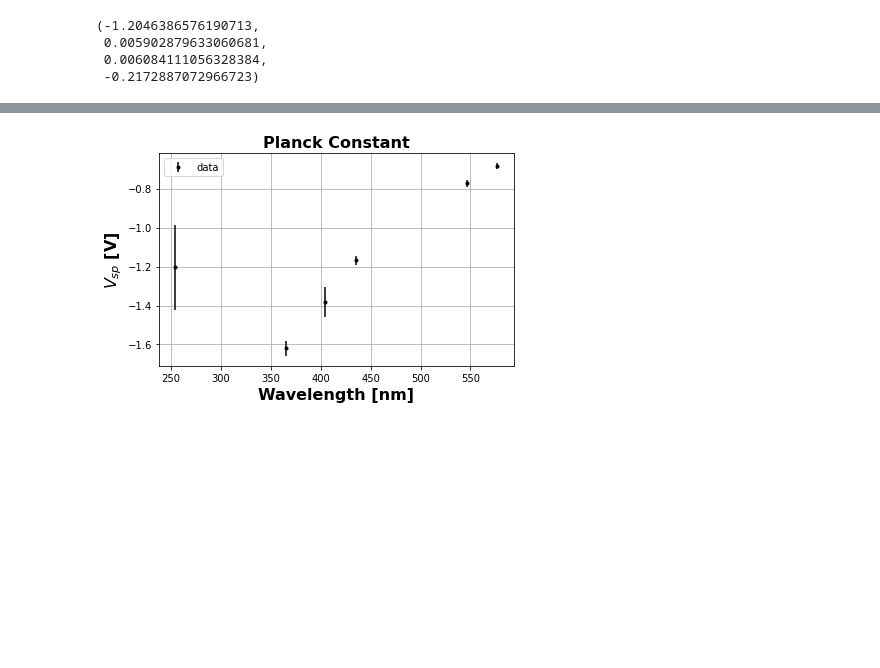
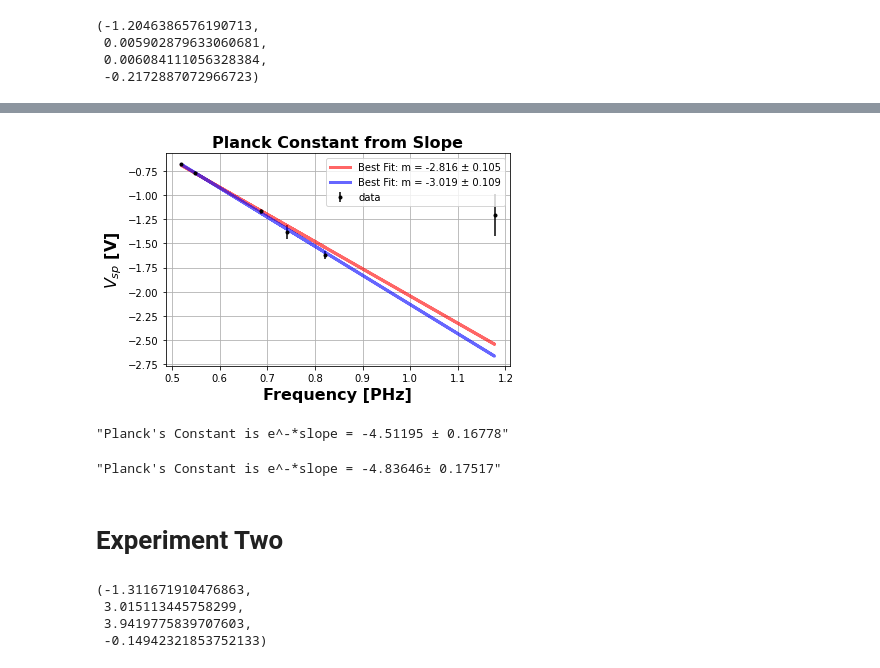
Before and after one commit to AndrewCrossman/PHYS646, a Jupyter notebook: Find_Planck.ipynb, the cells around one changed output, grey strips where cells are left out. Drawn from its saved outputs; the diff is of its cells as text; code cells hidden in the pictures; blank space fills up the shorter version.

```diff
--- a/Find_Planck.ipynb
+++ b/Find_Planck.ipynb
@@ -74,17 +79,35 @@ plt.tight_layout()
 wave = [435.8, 254.7, 404.7, 577.0, 365.0, 546.1]
 vsp = [-1.1679, -1.2046, -1.3828, -.6831, -1.6203, -.7732]
 vsperr = [.0230, .2173, .0756, .0147, .0397, .0178]
+wave = [(299792458*10**9*10**(-15))/x for x in wave]
+# %%
+A1 = np.vander(wave, 2) #alternative to np.c_, same difference, but note the order of the columns
+ATA1 = np.dot(A1.T, A1 / np.power(vsperr,2)[:, None])
+cov1 = np.linalg.inv(ATA1) #covariance will give us the errors
+w1 = np.linalg.solve(ATA1, np.dot(A1.T, vsp / np.power(vsperr,2)))
+# %%
+wave1 = [435.8, 404.7, 577.0, 365.0, 546.1]
+vsp1 = [-1.1679, -1.3828, -.6831, -1.6203, -.7732]
+vsperr1 = [.0230, .0756, .0147, .0397, .0178]
+wave1 = [(299792458*10**9*10**(-15))/x for x in wave1]
+# %%
+A2 = np.vander(wave1, 2) #alternative to np.c_, same difference, but note the order of the columns
+ATA2 = np.dot(A2.T, A2 / np.power(vsperr1,2)[:, None])
+cov2 = np.linalg.inv(ATA2) #covariance will give us the errors
+w2 = np.linalg.solve(ATA2, np.dot(A2.T, vsp1 / np.power(vsperr1,2)))
 # %%
 fig1, ax1 = plt.subplots(figsize=(6,4))
 ax1.errorbar(wave,vsp,yerr=vsperr, fmt=".k", label="data")
-#ax1.plot(x, np.multiply(w[0],x)+w[1], "r",
-#         alpha=0.75, lw=3, label="Best Fit: m = {0:.3f} ± {1:.3f}".format(w[0], np.sqrt(cov[0, 0])))
-ax1.set_title(r'Planck Constant', fontsize=16, fontweight='bold')
-ax1.set_xlabel('Wavelength [nm]', fontsize=16, fontweight='bold')
+ax1.plot(wave, np.multiply(w1[0],wave)+w1[1], "r",
+         alpha=0.6, lw=3, label="Best Fit: m = {0:.3f} ± {1:.3f}".format(w1[0], np.sqrt(cov1[0, 0])))
+ax1.plot(wave, np.multiply(w2[0],wave)+w2[1], "b",
+         alpha=0.6, lw=3, label="Best Fit: m = {0:.3f} ± {1:.3f}".format(w2[0], np.sqrt(cov2[0, 0])))
+ax1.set_title(r'Planck Constant from Slope', fontsize=16, fontweight='bold')
+ax1.set_xlabel('Frequency [PHz]', fontsize=16, fontweight='bold')
 ax1.set_ylabel(r'$V_{sp}$ [V]', fontsize=16, fontweight='bold')
-#ax.set_xlim(.9,2.9)
-#ax.set_ylim(3,10)
 ax1.legend()
 ax1.grid()
 plt.tight_layout()
+plt.savefig('VvsF.png')
+files.download('VvsF.png')
 # %% [output]
@@ -91 +116,11 @@ plt.tight_layout()
-[figure, old version]
+[figure, new version]
+# %%
+"Planck's Constant is e^-*slope = {0:.5f} ± {1:.5f}".format(w1[0]*10**-15*1.602*10**-19*10**34, np.sqrt(cov1[0, 0])*10**-15*1.6*10**-19*10**34)
+# %% [output]
+"Planck's Constant is e^-*slope = -4.51195 ± 0.16778"
+# %%
+"Planck's Constant is e^-*slope = {0:.5f}± {1:.5f}".format(w2[0]*10**-15*1.602*10**-19*10**34, np.sqrt(cov2[0, 0])*10**-15*1.6*10**-19*10**34)
+# %% [output]
+"Planck's Constant is e^-*slope = -4.83646± 0.17517"
+# %% [markdown]
+# Experiment Two
@@ -91,0 +152,8 @@ plt.tight_layout()
+# %%
+# x-value where y=0, error in slope, error in intercept, overall error in x-value
+-w3[1]/w3[0], np.sqrt(cov3[0, 0]), np.sqrt(cov3[1, 1]), -w3[1]/w3[0]*( (cov3[0, 0]/w3[0]**2)+(cov3[1, 1]/w3[1]**2) )**(1/2)
+# %% [output]
+(-1.311671910476863,
+ 3.015113445758299,
+ 3.9419775839707603,
+ -0.14942321853752133)
```
Also changed, not shown: parts of 9 cells of this notebook.
